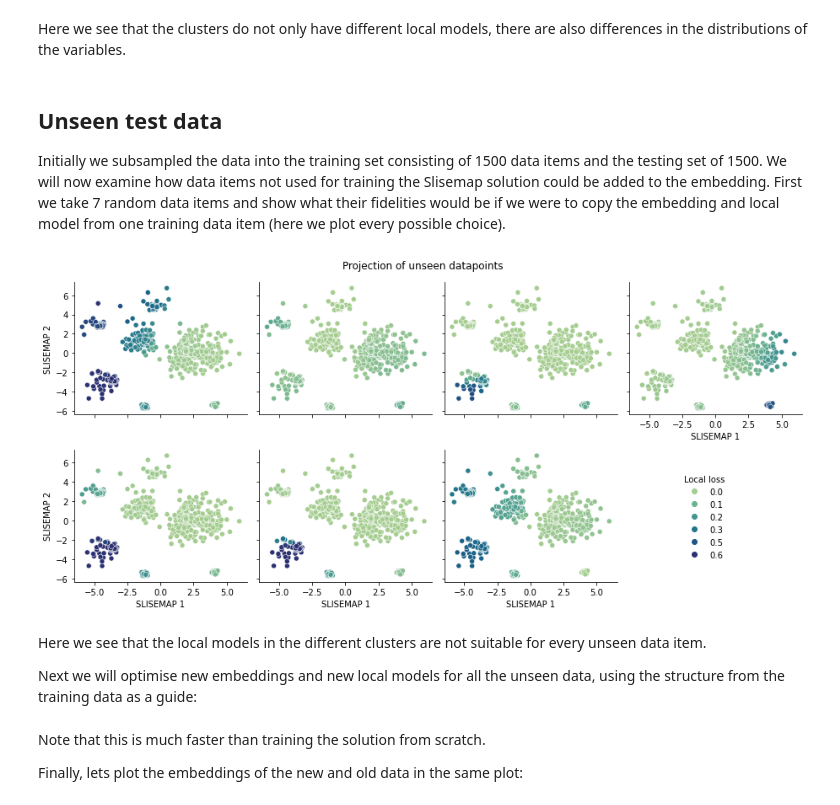
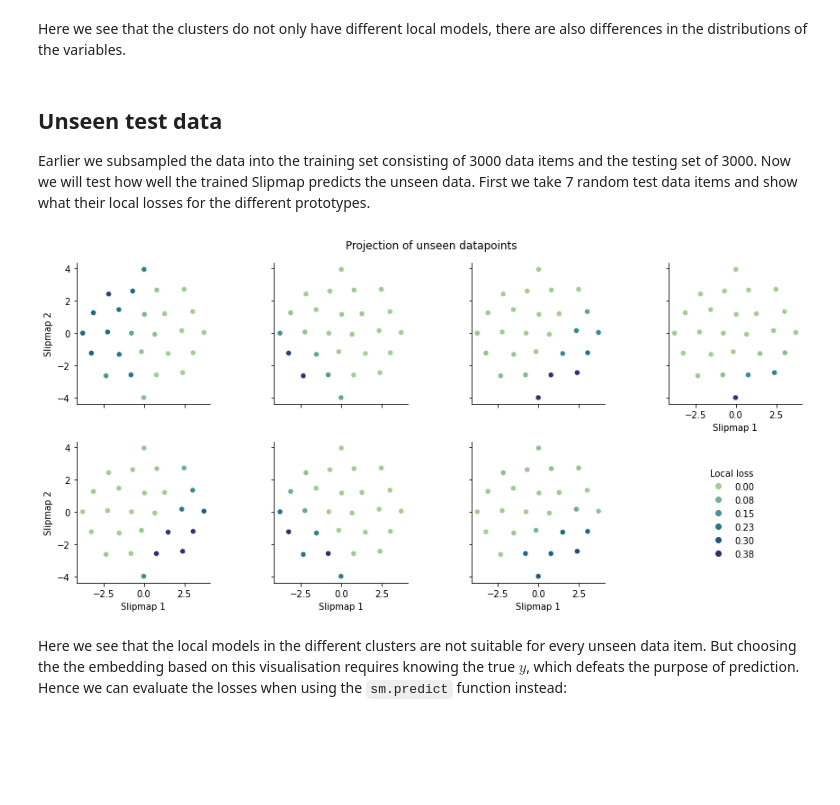
Before and after one commit to edahelsinki/slisemap, a Jupyter notebook: examples/02_classification_example_airquality.ipynb, the cells around one changed output. Drawn from its saved outputs; the diff is of its cells as text; code cells hidden in the pictures; blank space fills up the shorter version.

```diff
--- a/examples/02_classification_example_airquality.ipynb
+++ b/examples/02_classification_example_airquality.ipynb
@@ -119,6 +124,6 @@ Since we are now dealing with a classification task we replace the default white
 # %%
 # Subsample the data
-size = 1500
+size = 3000
 X, X_test, y2, y_test = train_test_split(
     X, y2, train_size=size, test_size=size, stratify=y[:, 0], random_state=42
 )
@@ -127,21 +132,24 @@ Now we create a Slisemap object (without an intercept) and optimise the solution
 # %%
-if not USE_CACHE or not SM_V1_CACHE_PATH.exists():
-    # Create a Slisemap object with lasso regularisation
-    sm = Slisemap(
+if USE_CACHE and SM_V1_CACHE_PATH.exists():
+    sm = Slipmap.load(SM_V1_CACHE_PATH, device="cpu")
+else:
+    # Create a Slipmap object with lasso regularisation
+    sm = Slipmap(
         X,
         y2,
         lasso=0.0001,
-        radius=3.5,
+        radius=2.0,
         intercept=False,
-        local_model=logistic_regression,
-        local_loss=logistic_regression_loss,
-        coefficients=X.shape[1],
-        random_state=42,
+        local_model=LogisticRegression,
     )
     # Optimise the solution
     %time sm.optimise()
-else:
-    sm = Slisemap.load(SM_V1_CACHE_PATH, device="cpu")
+    # Store metadata
+    sm.metadata.set_variables(names)
+    sm.metadata.set_targets(["High CO(GT)", "Low CO(GT)"])
+    sm.metadata.set_scale_X(scale_x.mean_, scale_x.scale_)
+    # Save the solution
+    sm.save(SM_V1_CACHE_PATH)
 
 print(f"Loss: {sm.value()}")
 # %% [output]
@@ -159,0 +170,8 @@ If we plot the solution we see that the linear models are not very sparse even t
+# %%
+if USE_CACHE and SM_V2_CACHE_PATH.exists():
+    sm = Slipmap.load(SM_V2_CACHE_PATH, device="cpu")
+else:
+    sm.lasso = 0.01
+    %time sm.optimise()
+
+    sm.save(SM_V2_CACHE_PATH)
@@ -166,8 +184,0 @@ This is beacuse we used quite weak regularisation. We can increase the regularis
-# %%
-if not SM_V2_CACHE_PATH.exists():
-    sm.lasso = 0.005
-    %time sm.optimise()
-
-    sm.save(SM_V2_CACHE_PATH)
-else:
-    sm = Slisemap.load(SM_V2_CACHE_PATH, device="cpu")
@@ -209,20 +216,21 @@ Here we see that the clusters do not only have different local models, there are
 # %% [markdown]
 ## Unseen test data
 
-Initially we subsampled the data into the training set consisting of 1500 data items and the testing set of 1500. We will now examine how data items not used for training the Slisemap solution could be added to the embedding. First we take 7 random data items and show what their fidelities would be if we were to copy the embedding and local model from one training data item (here we plot every possible choice).
+Earlier we subsampled the data into the training set consisting of 3000 data items and the testing set of 3000.
+Now we will test how well the trained Slipmap predicts the unseen data.
+First we take 7 random test data items and show what their local losses for the different prototypes.
 # %%
 np.random.seed(42)
 sel = np.random.randint(0, X_test.shape[0], 7)
 sm.plot_position(
     X_test[sel],
     y_test[sel],
     title="Projection of unseen datapoints",
     height=3,
-    jitter=0.1,
 )
 # %% [output]
-[figure, old version]
+[figure, new version]
 # %% [markdown]
 Here we see that the local models in the different clusters are not suitable for every unseen data item.
-
-Next we will optimise new embeddings and new local models for all the unseen data, using the structure from the training data as a guide:
+But choosing the the embedding based on this visualisation requires knowing the true $y$, which defeats the purpose of prediction.
+Hence we can evaluate the losses when using the `sm.predict` function instead:
@@ -237,4 +236,0 @@ else:
-# %% [markdown]
-Note that this is much faster than training the solution from scratch.
-
-Finally, lets plot the embeddings of the new and old data in the same plot:
```
Also changed, not shown: parts of 28 cells of this notebook, 4 other files.
